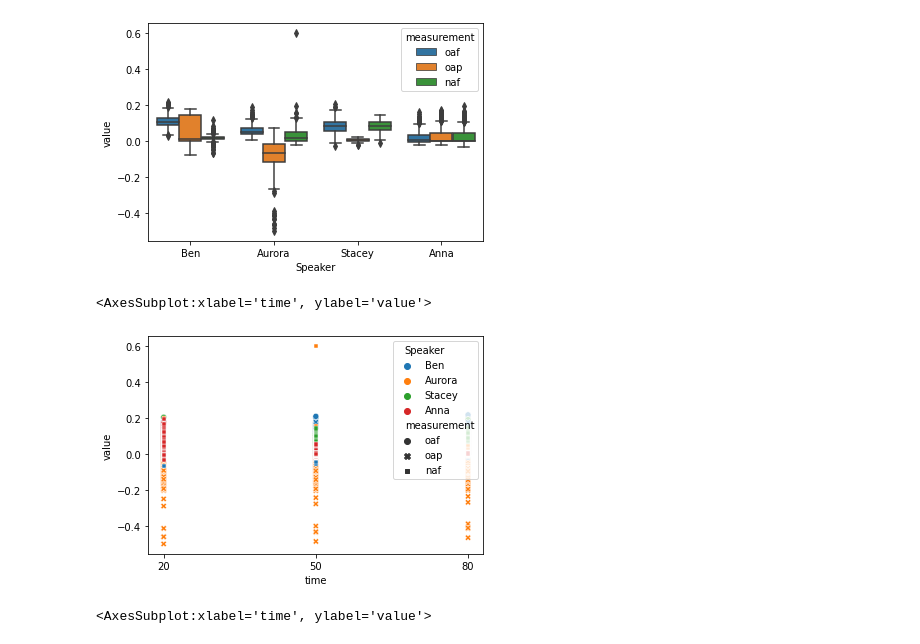
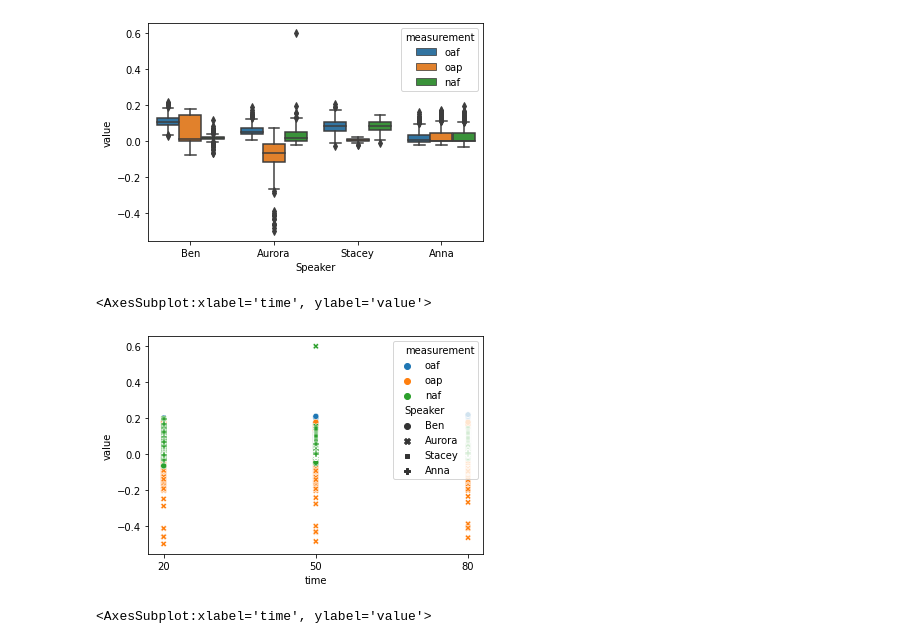
Before and after one commit to susanlinucb/213_S21, a Jupyter notebook: 213datavis.ipynb, the cells around one changed output. Saved outputs shown, nothing was run; the diff lists cells and outputs as text; code cells hidden in the pictures.

```diff
--- a/213datavis.ipynb
+++ b/213datavis.ipynb
@@ -43,10 +48,10 @@ sns.boxplot(x='Speaker',y='value',hue='measurement',data=df)
 <AxesSubplot:xlabel='Speaker', ylabel='value'>
 [figure]
 # %%
-sns.scatterplot(x='time',y='value',data=df,hue='Speaker',style='measurement')
+sns.scatterplot(x='time',y='value',data=df,hue='measurement',style='Speaker')
 # %% [output]
 <AxesSubplot:xlabel='time', ylabel='value'>
-[figure, old version]
+[figure, new version]
 # %%
 sns.lineplot(x='time',y='value',hue='measurement',style='Speaker',data=df)
 # %% [output]
```
Also changed, not shown: parts of 6 cells of this notebook, 1 other file.
